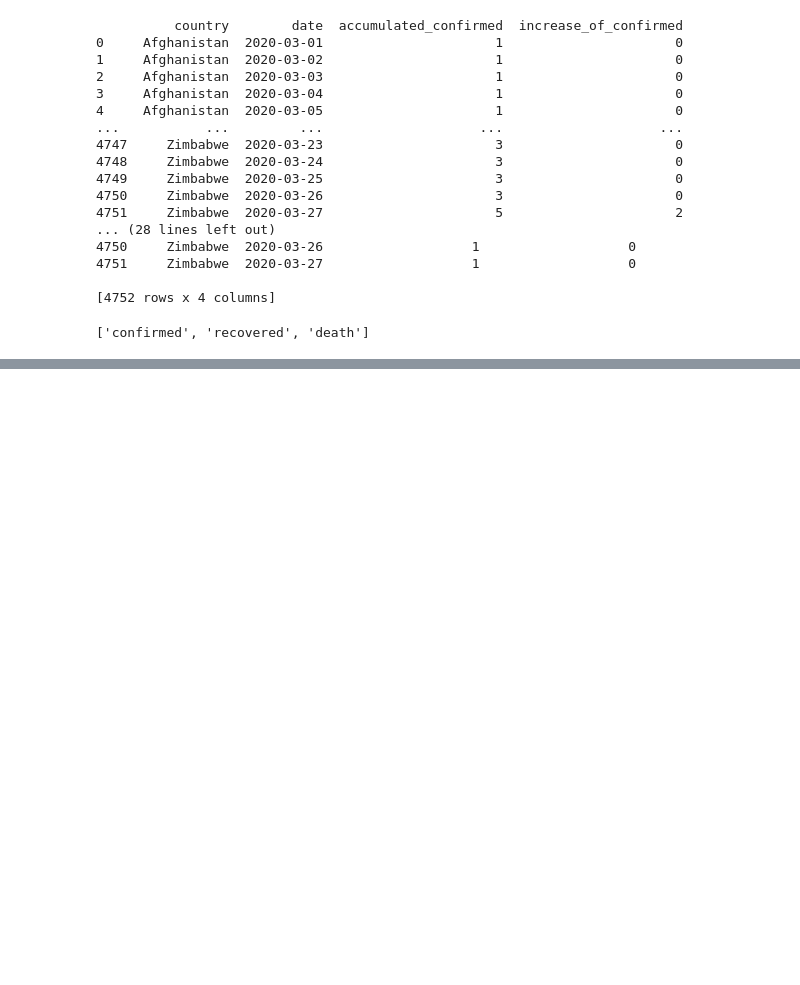
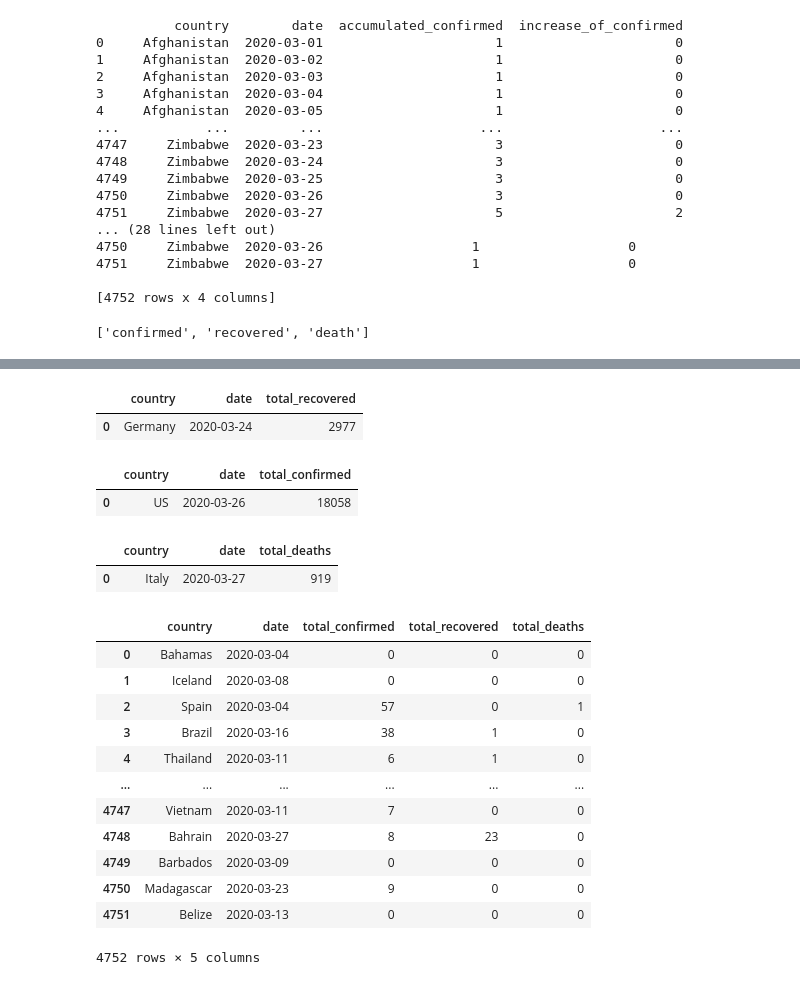
Before and after one commit to Toluwaloshe/ETL-Project-1.5, a Jupyter notebook: 03 - Load/03 - Load.ipynb, the cells around one changed output, grey strips where cells are left out. Drawn from its saved outputs; the diff is of its cells as text; code cells hidden in the pictures; blank space fills up the shorter version.

```diff
--- a/03 - Load/03 - Load.ipynb
+++ b/03 - Load/03 - Load.ipynb
@@ -299,0 +322,38 @@ deaths_cleaned_df.to_sql(name='death', con=engine, if_exists='append', index=Fal
+# %%
+#Date in March with the highest number of recoveries
+
+high_recovery_date = pd.read_sql("SELECT recovered.country, recovered.date, SUM(increase_of_recovered) AS total_recovered FROM recovered GROUP BY country, date ORDER BY SUM(increase_of_recovered) DESC LIMIT 1", con=engine)
+high_recovery_date
+# %% [output]
+|  | country | date | total_recovered |
+| 0 | Germany | 2020-03-24 | 2977 |
+# %%
+#Date in March with the highest number of confirmed cases
+high_confirmed_date = pd.read_sql("SELECT confirmed.country, confirmed.date, SUM(confirmed.increase_of_confirmed) AS total_confirmed FROM confirmed GROUP BY confirmed.country, confirmed.date ORDER BY SUM(increase_of_confirmed) DESC LIMIT 1", con=engine)
+high_confirmed_date
+# %% [output]
+|  | country | date | total_confirmed |
+| 0 | US | 2020-03-26 | 18058 |
+# %%
+#Date in March with the highest number of deaths
+high_death_date = pd.read_sql("SELECT country, date, SUM(increase_of_deaths) AS total_deaths FROM death GROUP BY country, date ORDER BY SUM(increase_of_deaths) DESC LIMIT 1", con=engine)
+high_death_date
+# %% [output]
+|  | country | date | total_deaths |
+| 0 | Italy | 2020-03-27 | 919 |
+# %%
+pd.read_sql("SELECT confirmed.country, confirmed.date, SUM(confirmed.increase_of_confirmed) AS total_confirmed, SUM(recovered.increase_of_recovered) AS total_recovered, SUM(death.increase_of_deaths) AS total_deaths FROM confirmed INNER JOIN death ON confirmed.country=death.country AND confirmed.date=death.date INNER JOIN recovered ON recovered.country=confirmed.country AND recovered.date=confirmed.date GROUP BY confirmed.country, confirmed.date", con=engine)
+# %% [output]
+|  | country | date | total_confirmed | total_recovered | total_deaths |
+| 0 | Bahamas | 2020-03-04 | 0 | 0 | 0 |
+| 1 | Iceland | 2020-03-08 | 0 | 0 | 0 |
+| 2 | Spain | 2020-03-04 | 57 | 0 | 1 |
+| 3 | Brazil | 2020-03-16 | 38 | 1 | 0 |
+| 4 | Thailand | 2020-03-11 | 6 | 1 | 0 |
+| ... | ... | ... | ... | ... | ... |
+| 4747 | Vietnam | 2020-03-11 | 7 | 0 | 0 |
+| 4748 | Bahrain | 2020-03-27 | 8 | 23 | 0 |
+| 4749 | Barbados | 2020-03-09 | 0 | 0 | 0 |
+| 4750 | Madagascar | 2020-03-23 | 9 | 0 | 0 |
+| 4751 | Belize | 2020-03-13 | 0 | 0 | 0 |
+4752 rows × 5 columns
```
Also changed, not shown: parts of 7 cells of this notebook.
